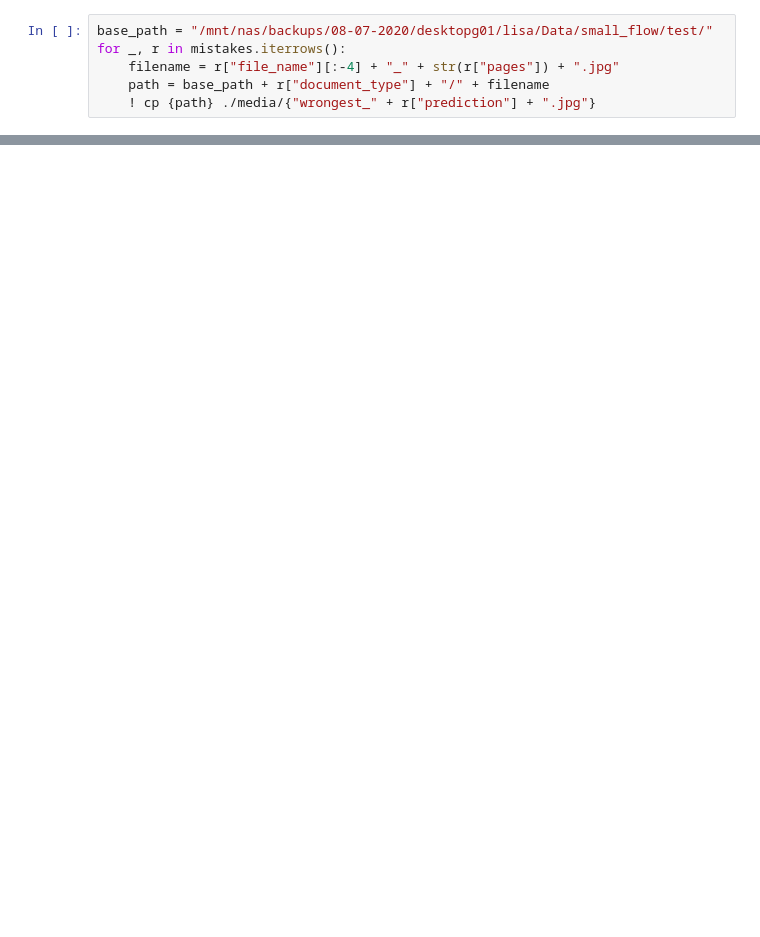
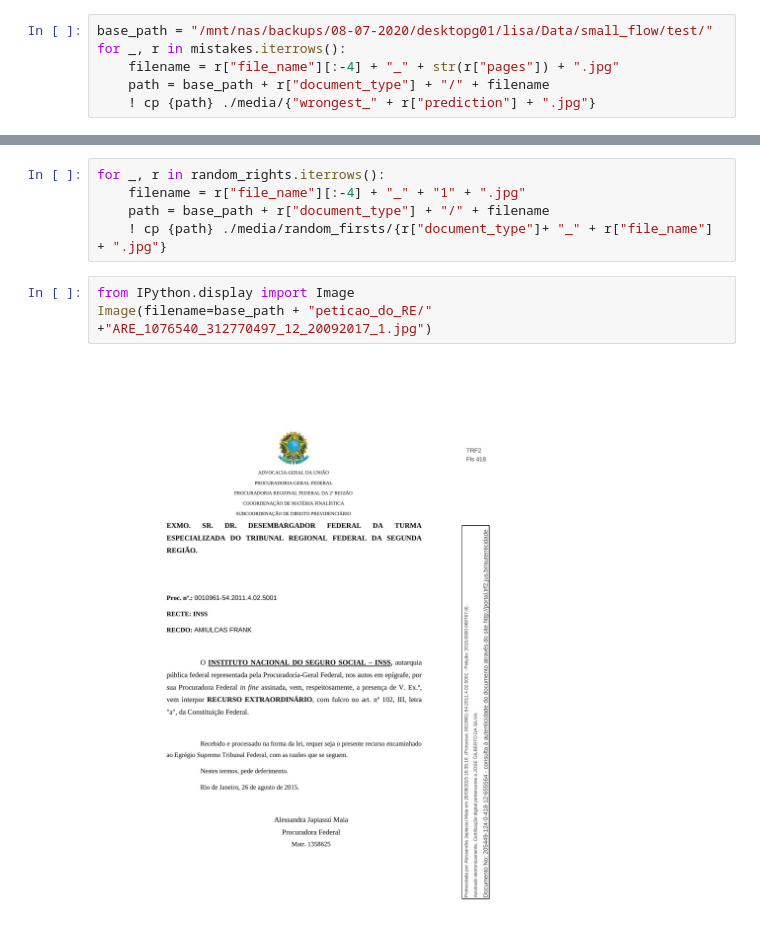
Before and after one commit to peluz/victor-visual-text, a Jupyter notebook: error_analysis.ipynb, the cells around one changed output, grey strips where cells are left out. Cells and saved outputs as stored; diff of their text form; blank space fills up the shorter version.

```diff
--- a/error_analysis.ipynb
+++ b/error_analysis.ipynb
@@ -270,0 +285,10 @@ test_df.groupby("prediction").apply(lambda x: (x[x['prediction'] != x['document_
+# %%
+for _, r in random_rights.iterrows():
+    filename = r["file_name"][:-4] + "_" + "1" + ".jpg"
+    path = base_path + r["document_type"] + "/" + filename
+    ! cp {path} ./media/random_firsts/{r["document_type"]+ "_" + r["file_name"] + ".jpg"}
+# %%
+from IPython.display import Image
+Image(filename=base_path + "peticao_do_RE/" +"ARE_1076540_312770497_12_20092017_1.jpg")
+# %% [output]
+[figure, added]
```
Also changed, not shown: parts of 10 cells of this notebook, 44 other files.
